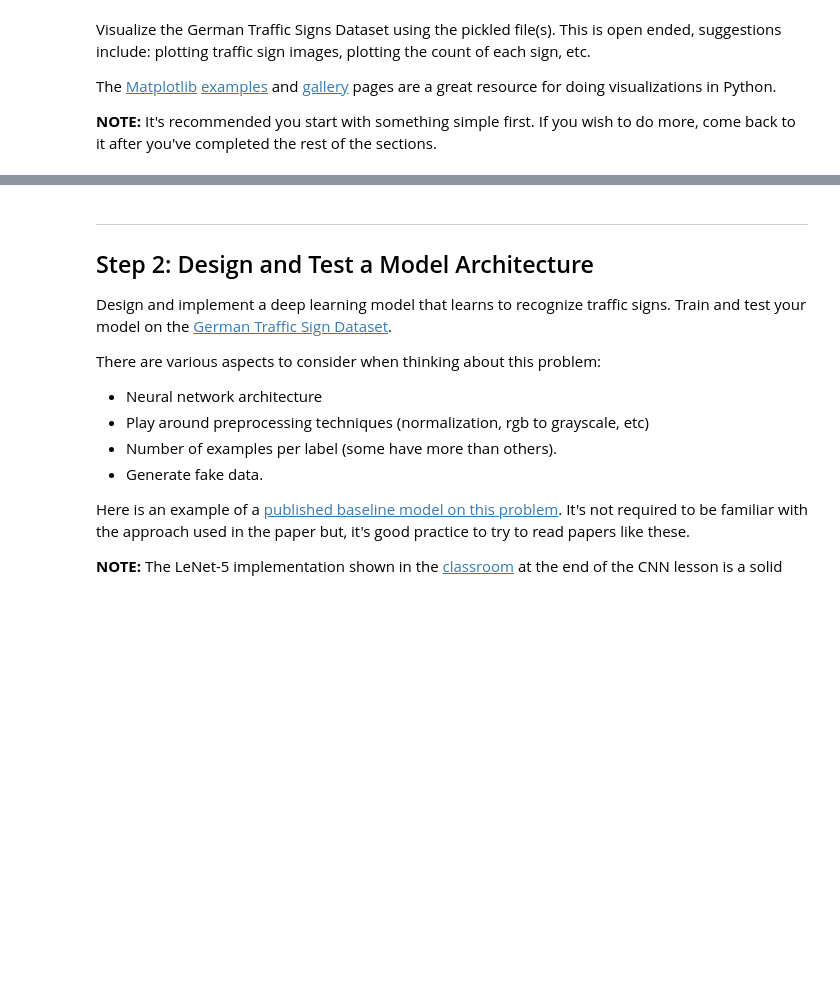
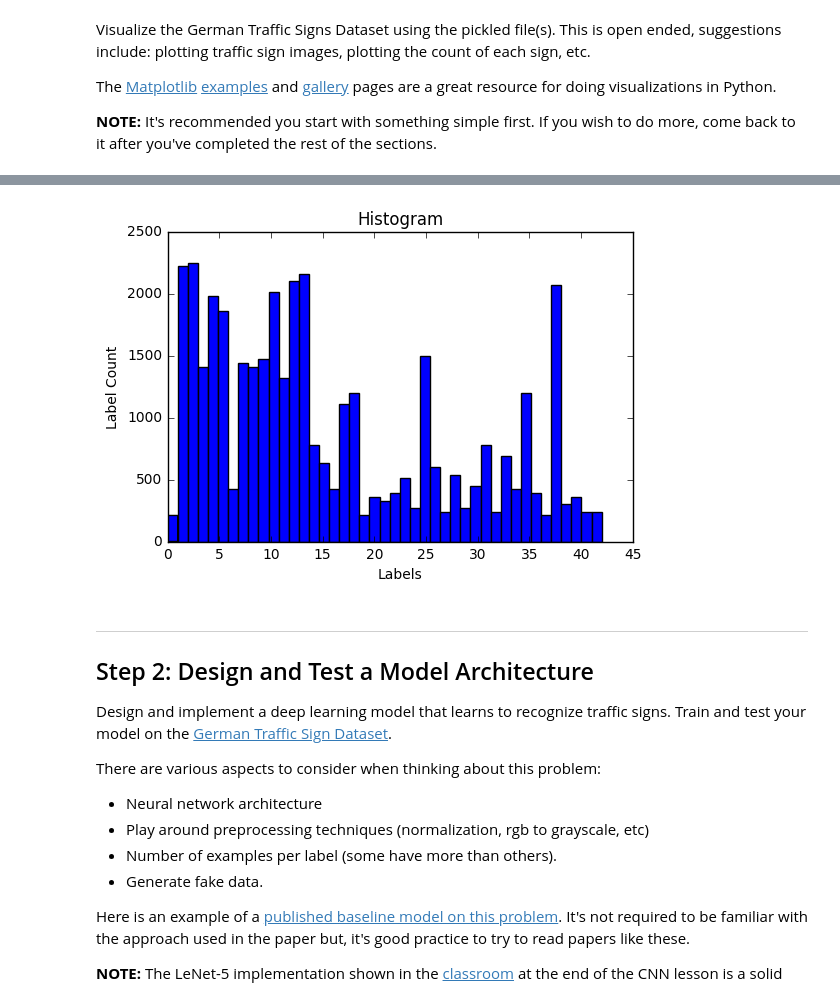
Before and after one commit to pennyheadaway/CarND-Traffic-Sign-Classifier-Project, a Jupyter notebook: Traffic_Sign_Classifier.ipynb, the cells around one changed output, grey strips where cells are left out. Drawn from its saved outputs; the diff is of its cells as text; code cells hidden in the pictures; blank space fills up the shorter version.

```diff
--- a/Traffic_Sign_Classifier.ipynb
+++ b/Traffic_Sign_Classifier.ipynb
@@ -95,10 +103,14 @@ plt.show()
 # %%
 # Exploration of the class distribution
-plt.hist(y_train, n_classes)
-plt.xlabel('Classes')
-plt.ylabel('Count')
-plt.title('Histogram')
-plt.show()
+def plot_histogram(labels, n_labels):
+    plt.hist(labels, n_labels)
+    plt.xlabel('Labels')
+    plt.ylabel('Label Count')
+    plt.title('Histogram')
+    plt.show()
+plot_histogram(y_train, n_labels)
+# %% [output]
+[figure, added]
 # %% [markdown]
 ----
 
```
Also changed, not shown: parts of 8 cells of this notebook.
